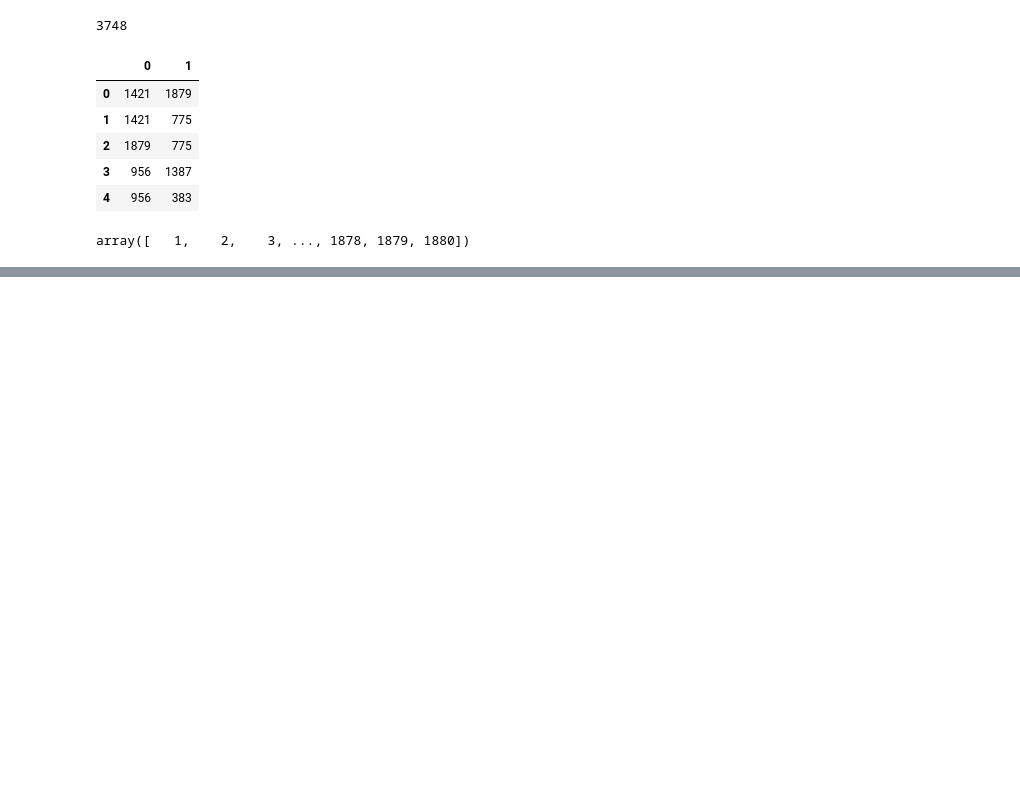
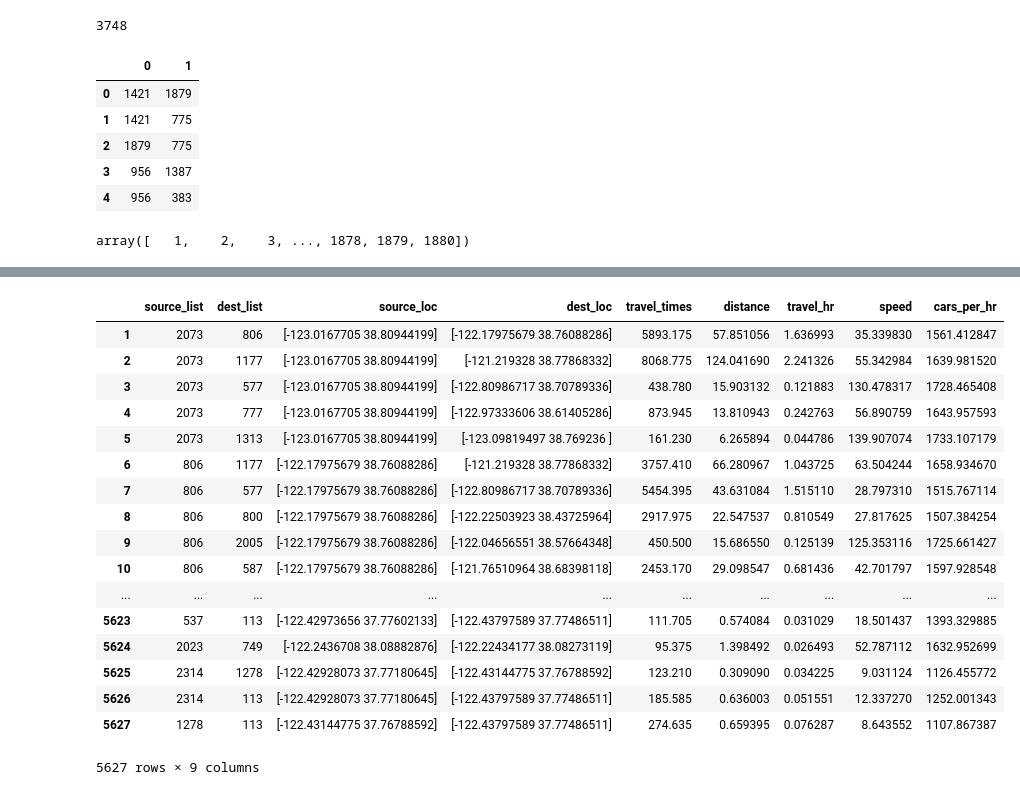
Before and after one commit to maithilibhide/ECE232, a Jupyter notebook: Project5/Traffic_Flow.ipynb, the cells around one changed output, grey strips where cells are left out. Saved outputs shown, nothing was run; the diff lists cells and outputs as text; code cells hidden in the pictures; blank space fills up the shorter version.

```diff
--- a/Project5/Traffic_Flow.ipynb
+++ b/Project5/Traffic_Flow.ipynb
@@ -73,0 +95,9 @@ e.to_csv("../uber_data/Denaulay_Edges.csv", header=False, index=False)
+# %%
+travel['distance'] = distance
+# %%
+travel['travel_hr'] = travel['travel_times']/3600
+# %%
+travel['speed'] = travel['distance']/travel['travel_hr']
+# %%
+travel['cars_per_hr'] = travel['speed']/(2*travel['speed']/3600 + 0.003)
+#travel['cars_per_hr'] = 1/(0.003/travel['speed'] + 2/3600)
@@ -73,0 +106,21 @@ e.to_csv("../uber_data/Denaulay_Edges.csv", header=False, index=False)
+# %%
+travel
+# %% [output]
+|  | source_list | dest_list | source_loc | dest_loc | travel_times | distance | travel_hr | speed | cars_per_hr |
+| 1 | 2073 | 806 | [-123.0167705 38.80944199] | [-122.17975679 38.76088286] | 5893.175 | 57.851056 | 1.636993 | 35.339830 | 1561.412847 |
+| 2 | 2073 | 1177 | [-123.0167705 38.80944199] | [-121.219328 38.77868332] | 8068.775 | 124.041690 | 2.241326 | 55.342984 | 1639.981520 |
+| 3 | 2073 | 577 | [-123.0167705 38.80944199] | [-122.80986717 38.70789336] | 438.780 | 15.903132 | 0.121883 | 130.478317 | 1728.465408 |
+| 4 | 2073 | 777 | [-123.0167705 38.80944199] | [-122.97333606 38.61405286] | 873.945 | 13.810943 | 0.242763 | 56.890759 | 1643.957593 |
+| 5 | 2073 | 1313 | [-123.0167705 38.80944199] | [-123.09819497 38.769236 ] | 161.230 | 6.265894 | 0.044786 | 139.907074 | 1733.107179 |
+| 6 | 806 | 1177 | [-122.17975679 38.76088286] | [-121.219328 38.77868332] | 3757.410 | 66.280967 | 1.043725 | 63.504244 | 1658.934670 |
+| 7 | 806 | 577 | [-122.17975679 38.76088286] | [-122.80986717 38.70789336] | 5454.395 | 43.631084 | 1.515110 | 28.797310 | 1515.767114 |
+| 8 | 806 | 800 | [-122.17975679 38.76088286] | [-122.22503923 38.43725964] | 2917.975 | 22.547537 | 0.810549 | 27.817625 | 1507.384254 |
+| 9 | 806 | 2005 | [-122.17975679 38.76088286] | [-122.04656551 38.57664348] | 450.500 | 15.686550 | 0.125139 | 125.353116 | 1725.661427 |
+| 10 | 806 | 587 | [-122.17975679 38.76088286] | [-121.76510964 38.68398118] | 2453.170 | 29.098547 | 0.681436 | 42.701797 | 1597.928548 |
+| ... | ... | ... | ... | ... | ... | ... | ... | ... | ... |
+| 5623 | 537 | 113 | [-122.42973656 37.77602133] | [-122.43797589 37.77486511] | 111.705 | 0.574084 | 0.031029 | 18.501437 | 1393.329885 |
+| 5624 | 2023 | 749 | [-122.2436708 38.08882876] | [-122.22434177 38.08273119] | 95.375 | 1.398492 | 0.026493 | 52.787112 | 1632.952699 |
+| 5625 | 2314 | 1278 | [-122.42928073 37.77180645] | [-122.43144775 37.76788592] | 123.210 | 0.309090 | 0.034225 | 9.031124 | 1126.455772 |
+| 5626 | 2314 | 113 | [-122.42928073 37.77180645] | [-122.43797589 37.77486511] | 185.585 | 0.636003 | 0.051551 | 12.337270 | 1252.001343 |
+| 5627 | 1278 | 113 | [-122.43144775 37.76788592] | [-122.43797589 37.77486511] | 274.635 | 0.659395 | 0.076287 | 8.643552 | 1107.867387 |
+5627 rows × 9 columns
```
Also changed, not shown: parts of 7 cells of this notebook, 1 other file.
